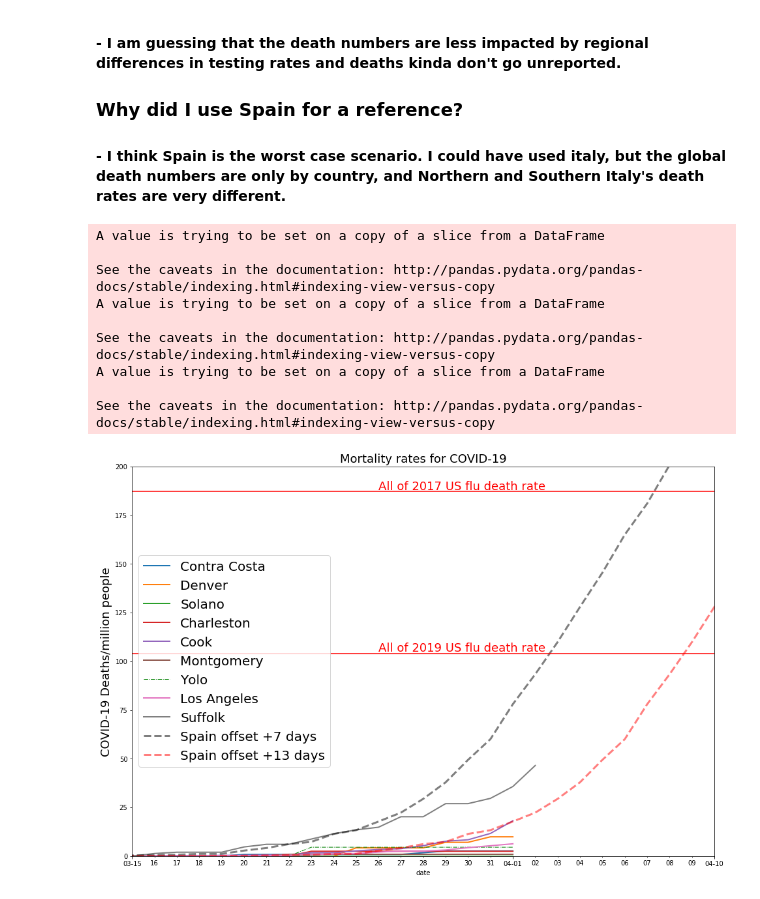
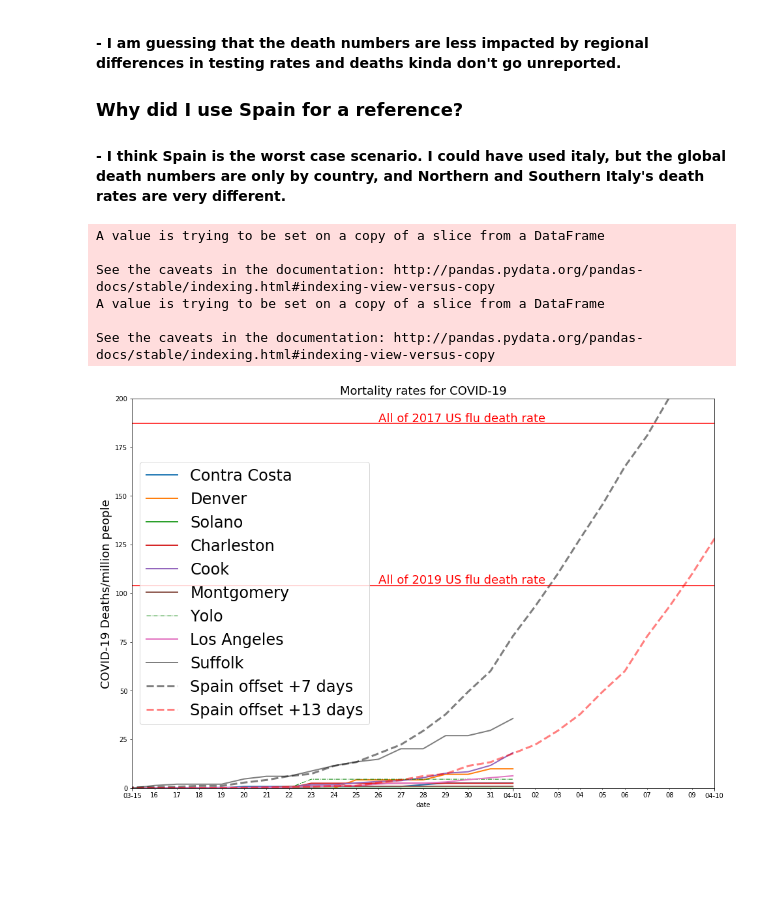
Before and after one commit to bjmain/SARS-CoV-2, a Jupyter notebook: sars2_plotter.ipynb, the cells around one changed output. Cells and saved outputs as stored; diff of their text form; code cells hidden in the pictures; blank space fills up the shorter version.

```diff
--- a/sars2_plotter.ipynb
+++ b/sars2_plotter.ipynb
@@ -26,17 +26,21 @@ Thus, the trends in CA counties are likely going to less extreme. By next week (
 ### Why did I use Spain for a reference?
 #### - I think Spain is the worst case scenario. I could have used italy, but the global death numbers are only by country, and Northern and Southern Italy's death rates are very different.
 # %%
-
+"""
+workflow for comparing COVID-19 death rate data
+"""
+#### Standard workflow imports ######################################
 import pandas as pd
 import sys
 import matplotlib.pyplot as P
 from matplotlib.dates import DateFormatter
-import input_urls
+import input_urls # input_urls.py should be in your directory with paths to csv files.
 %matplotlib inline
+#### End standard workflow imports ###################################
 
+######## INPUT THE mortality and population size data ########
 US_deaths = pd.read_csv(input_urls.us_death_url)
-
-CA_deaths = US_deaths.loc[US_deaths['Province_State']=="California"]
+global_deaths = pd.read_csv(input_urls.global_death_url)
 
 # pop sizes
 cook_pop = 5238216
@@ -50,14 +54,16 @@ denver_pop = 705439
 suffolk_pop = 1483571
 spain_pop = 46750000
 
+######## End of INPUTS #########
+
+####### functions #########
 def make_COUNTRY_DF(global_death_DF, country_name, pop_size,NAME,offset):
-    country_df = global_death_DF.loc[global_death_DF['Country/Region']==country_name]
+    country_df = global_death_DF.loc[global_death_DF['Country/Region']==country_name].copy()
     country_df.drop(['Province/State','Lat','Long'],axis='columns',inplace=True)
     country_df = country_df.T.reset_index()
     country_df.columns = ['date',country_name]
     country_df.drop(country_df.index[0],inplace=True)
     country_df = country_df.reset_index(drop=True)
-    #print(country_df)
     country_df['date']=pd.to_datetime(country_df['date'])
     country_df['date'] = country_df['date'] + pd.DateOffset(days=offset)
     country_df[country_name] = country_df[country_name].div(pop_size) * 1000000
@@ -65,31 +71,26 @@ def make_COUNTRY_DF(global_death_DF, country_name, pop_size,NAME,offset):
     country_df.columns = [NAME]
     return(country_df)
 
-global_deaths = pd.read_csv(input_urls.global_death_url)
-CA_deaths.drop(['UID', 'iso2', 'iso3', 'code3', 'FIPS', 'Admin2','Country_Region', 'Lat', 'Long_', 'Combined_Key'],axis='columns',inplace=True)
-CA_deaths = CA_deaths.groupby('Province_State').sum()
-CA_deaths = CA_deaths.T
-
 
 def make_county_DF(US_death_DF, state, county_name, pop_size):
-    COUNTY = US_death_DF.loc[(US_death_DF['Province_State']==state) & (US_death_DF['Admin2']==county_name)]
+    COUNTY = US_death_DF.loc[(US_death_DF['Province_State']==state) & (US_death_DF['Admin2']==county_name)].copy()
     COUNTY.drop(['UID', 'iso2', 'iso3', 'code3', 'FIPS', 'Admin2','Country_Region', 'Lat', 'Long_', 'Combined_Key','Population'],axis='columns',inplace=True)
     COUNTY = COUNTY.T.reset_index()
     COUNTY.columns = ['date',county_name]
     COUNTY.drop(COUNTY.index[0],inplace=True)
-    if county_name == "Suffolk":
-        new_row = {'date':'4/02/20', 'Suffolk':69}
-        #append row to the dataframe
-        COUNTY = COUNTY.append(new_row, ignore_index=True)
-
+    #if county_name == "Suffolk":  # Sometimes I want to add more recent data and do that here.
+    #    new_row = {'date':'4/02/20', 'Suffolk':69}
+    #    COUNTY = COUNTY.append(new_row, ignore_index=True)
     COUNTY = COUNTY.reset_index(drop=True)
-    #print(COUNTY)
     COUNTY['date']=pd.to_datetime(COUNTY['date'])
     COUNTY[county_name] = COUNTY[county_name].div(pop_size) * 1000000
     COUNTY = COUNTY.set_index('date')
     return(COUNTY)
 
+####### end of functions #########
 
+####### Select focal counties to compare ##########
+# Later I will update this to a one liner: importing a list of counties and population size data
 CC_deaths = make_county_DF(US_deaths,"California", "Contra Costa",cc_pop)
 solano_deaths = make_county_DF(US_deaths,"California", "Solano",solano_pop)
 yolo_deaths = make_county_DF(US_deaths,"California","Yolo",yolo_pop)
@@ -102,14 +103,12 @@ suffolk_deaths = make_county_DF(US_deaths,"New York", "Suffolk",suffolk_pop)
 espania_deaths = make_COUNTRY_DF(global_deaths, "Spain", spain_pop, "Spain offset +7 days",7)
 espania_deaths14 = make_COUNTRY_DF(global_deaths, "Spain", spain_pop, "Spain offset +13 days",13)
 
-# Add some more recent data
-#solano_deaths = solano_deaths.append({'Name' : 'Sahil' , 'Age' : 22} , ignore_index=True)
 # Add rate of Flu deaths from the exceptionally high 2017-2018 flu season
-flu_deaths = 34200  # 2018-2019 flue season. cdc: https://www.cdc.gov/flu/about/burden/2018-2019.html
+flu_2019 = 34200  # 2018-2019 flue season. cdc: https://www.cdc.gov/flu/about/burden/2018-2019.html
 flue_2017 = 61000
-us_pop = 329450000 # 2019
+us_pop_19 = 329450000 # 2019
 us_pop_17 = 325700000 # 2017
-us_flu_deaths_per_million = 1000000 * (flu_deaths/us_pop)  # flu deaths per million people
+us_flu_deaths_per_million_19 = 1000000 * (flu_2019/us_pop_19)  # flu deaths per million people
 us_flu_deaths_per_million_17 = 1000000 * (flue_2017/us_pop_17)  # flu deaths per million people
 #print("flue death rate 2019:",us_flu_deaths_per_million)
 
@@ -131,36 +130,33 @@ yolo_deaths.plot(kind='line',ax=ax,lw=1,ls="-.",color='g')
 LA_deaths.plot(kind='line',ax=ax,lw=line_w)
 suffolk_deaths.plot(kind='line',ax=ax,lw=line_w)
 espania_deaths.plot(kind='line',ax=ax,lw=3,ls='--',color='k',alpha=0.5)
 espania_deaths14.plot(kind='line',ax=ax,lw=3,ls='--',color='r',alpha=0.5)
 
 # add flu death comparison
-P.axhline(y=us_flu_deaths_per_million, color='r', linestyle='-')
+P.axhline(y=us_flu_deaths_per_million_19, color='r', linestyle='-')
 P.text('3/26/2020',105,"All of 2019 US flu death rate",color='r',fontsize=18)
 P.axhline(y=us_flu_deaths_per_million_17, color='r', linestyle='-')
 P.text('3/26/2020',188,"All of 2017 US flu death rate",color='r',fontsize=18)
 
 ax.set_title("Mortality rates for COVID-19",fontsize=18)
 ax.set_ylabel("COVID-19 Deaths/million people",fontsize=18)
 
 P.xlim('3/15/20','4/10/20')
 P.ylim(0,200)
 
 # Define the date format
 date_form = DateFormatter("%m-%d")
 ax.xaxis.set_major_formatter(date_form)
-P.legend(prop={'size': 20})
+P.legend(prop={'size': 24})
 #P.savefig(input_urls.outfile)
 P.show()
 
 ##############################################
 # %% [output]
 A value is trying to be set on a copy of a slice from a DataFrame
 
 See the caveats in the documentation: http://pandas.pydata.org/pandas-docs/stable/indexing.html#indexing-view-versus-copy
 A value is trying to be set on a copy of a slice from a DataFrame
 
 See the caveats in the documentation: http://pandas.pydata.org/pandas-docs/stable/indexing.html#indexing-view-versus-copy
-A value is trying to be set on a copy of a slice from a DataFrame
-
-See the caveats in the documentation: http://pandas.pydata.org/pandas-docs/stable/indexing.html#indexing-view-versus-copy
-[figure, old version]
+[figure, new version]
```
